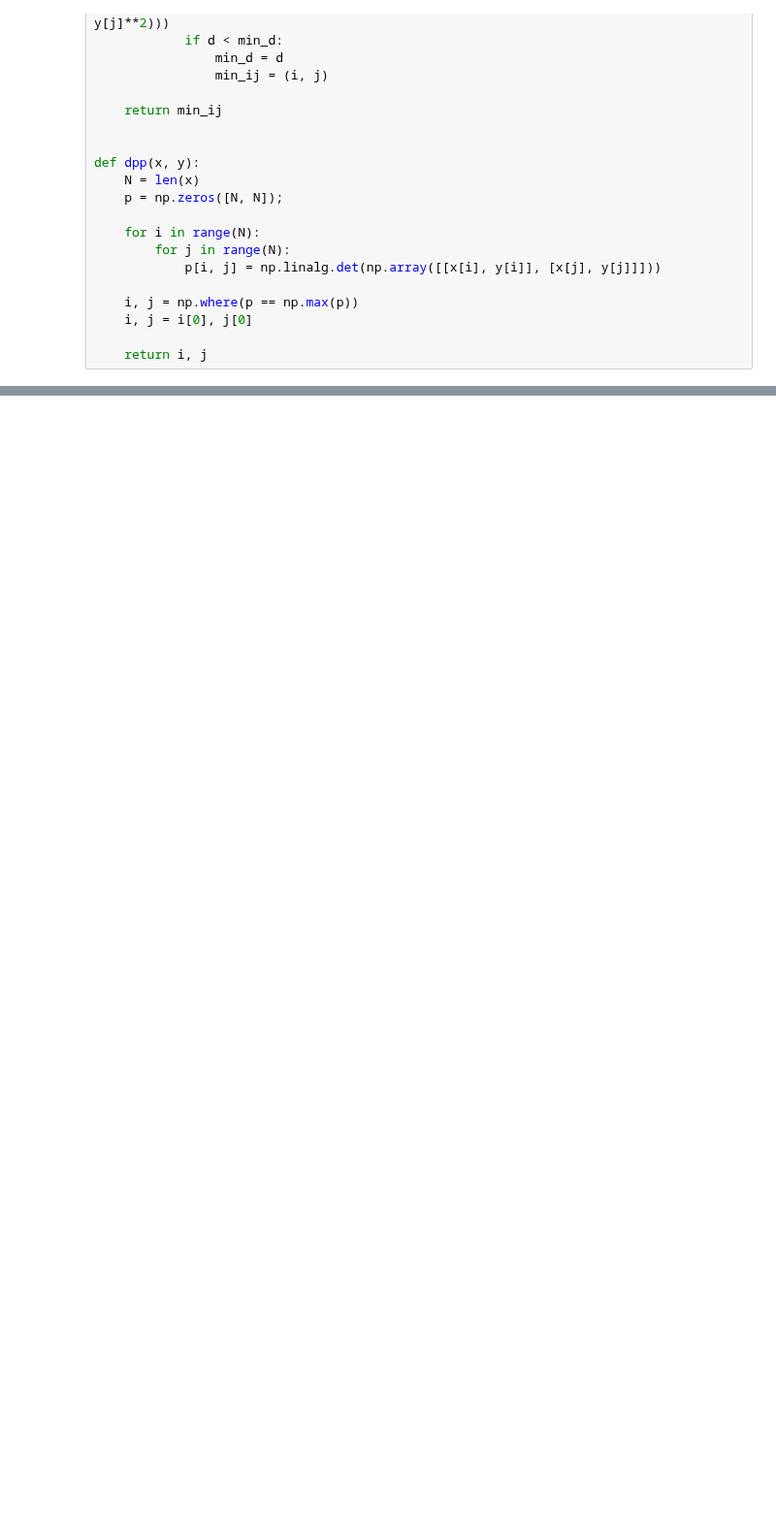
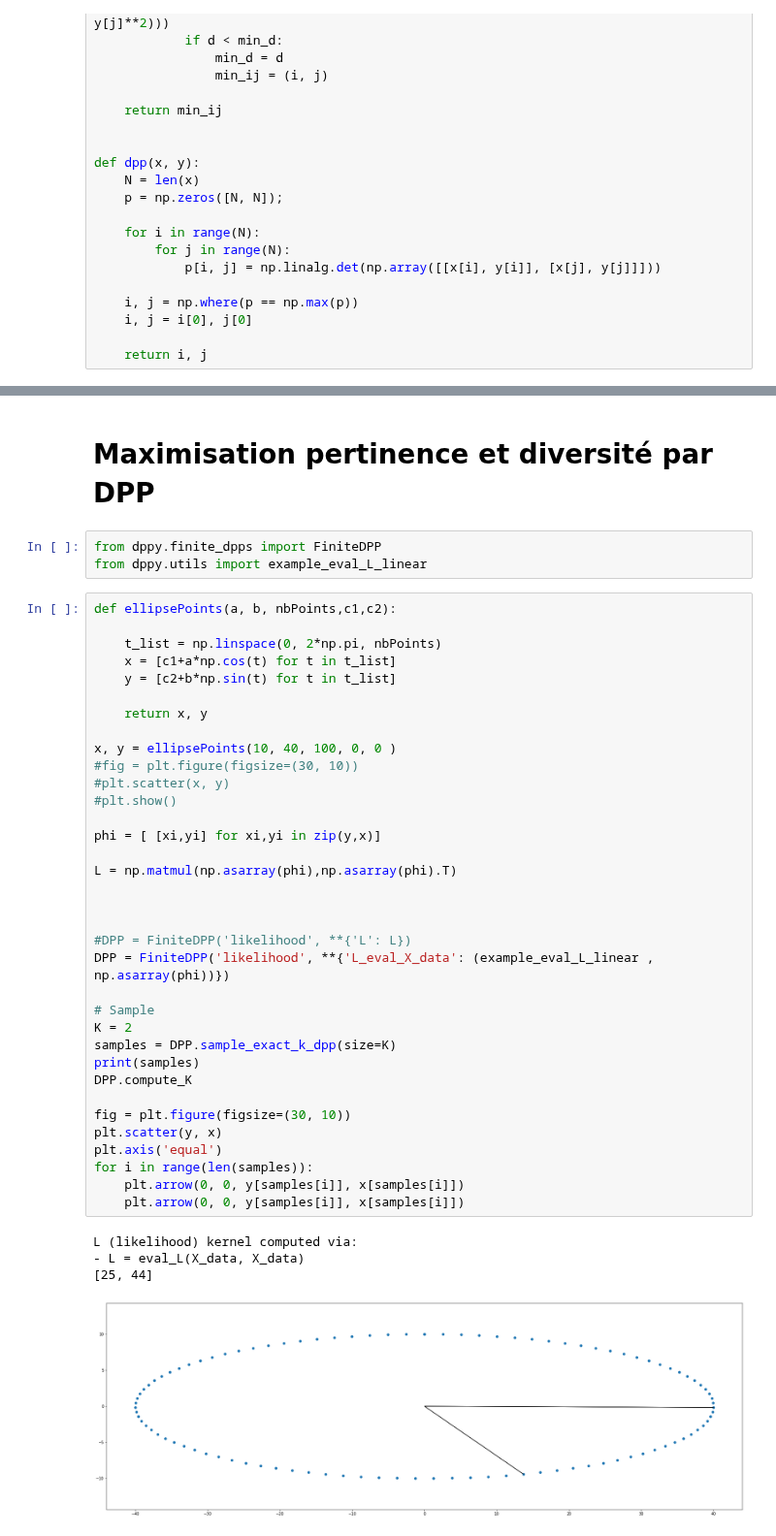
Before and after one commit to outidrarine/Detpop, a Jupyter notebook: DETPOP.ipynb, the cells around one changed output, grey strips where cells are left out. Shown at 97% size. Cells and saved outputs as stored; diff of their text form; blank space fills up the shorter version.

```diff
--- a/DETPOP.ipynb
+++ b/DETPOP.ipynb
@@ -102,0 +106,45 @@ plt.show()
+# %% [markdown]
+# Maximisation pertinence et diversité par DPP
+# %%
+from dppy.finite_dpps import FiniteDPP
+from dppy.utils import example_eval_L_linear
+# %%
+def ellipsePoints(a, b, nbPoints,c1,c2):
+
+    t_list = np.linspace(0, 2*np.pi, nbPoints)
+    x = [c1+a*np.cos(t) for t in t_list]
+    y = [c2+b*np.sin(t) for t in t_list]
+
+    return x, y
+
+x, y = ellipsePoints(10, 40, 100, 0, 0 )
+#fig = plt.figure(figsize=(30, 10))
+#plt.scatter(x, y)
+#plt.show()
+
+phi = [ [xi,yi] for xi,yi in zip(y,x)]
+
+L = np.matmul(np.asarray(phi),np.asarray(phi).T)
+
+
+
+#DPP = FiniteDPP('likelihood', **{'L': L})
+DPP = FiniteDPP('likelihood', **{'L_eval_X_data': (example_eval_L_linear , np.asarray(phi))})
+
+# Sample
+K = 2
+samples = DPP.sample_exact_k_dpp(size=K)
+print(samples)
+DPP.compute_K
+
+fig = plt.figure(figsize=(30, 10))
+plt.scatter(y, x)
+plt.axis('equal')
+for i in range(len(samples)):
+    plt.arrow(0, 0, y[samples[i]], x[samples[i]])
+    plt.arrow(0, 0, y[samples[i]], x[samples[i]])
+# %% [output]
+L (likelihood) kernel computed via:
+- L = eval_L(X_data, X_data)
+[25, 44]
+[figure, added]
```
Also changed, not shown: parts of 4 cells of this notebook.
